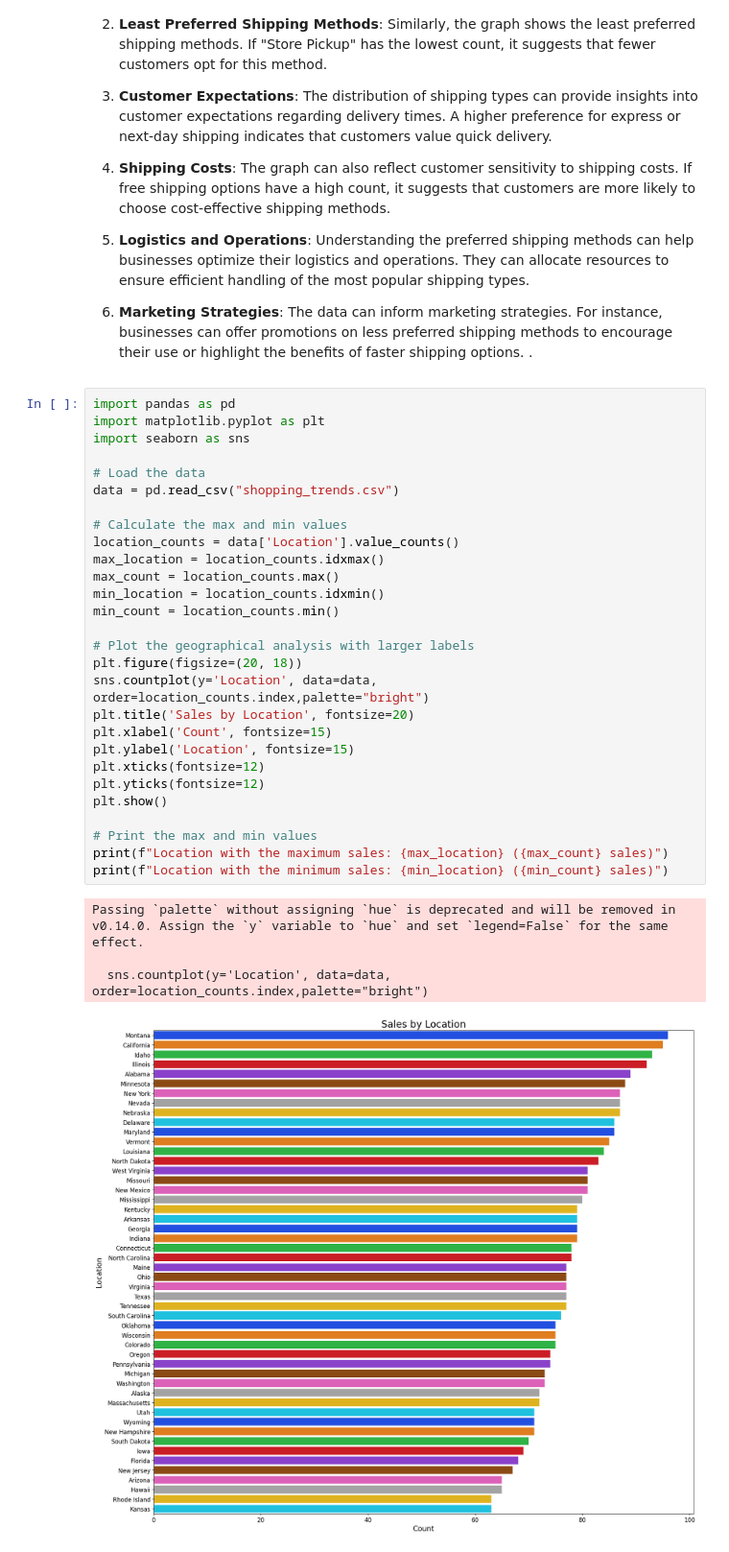
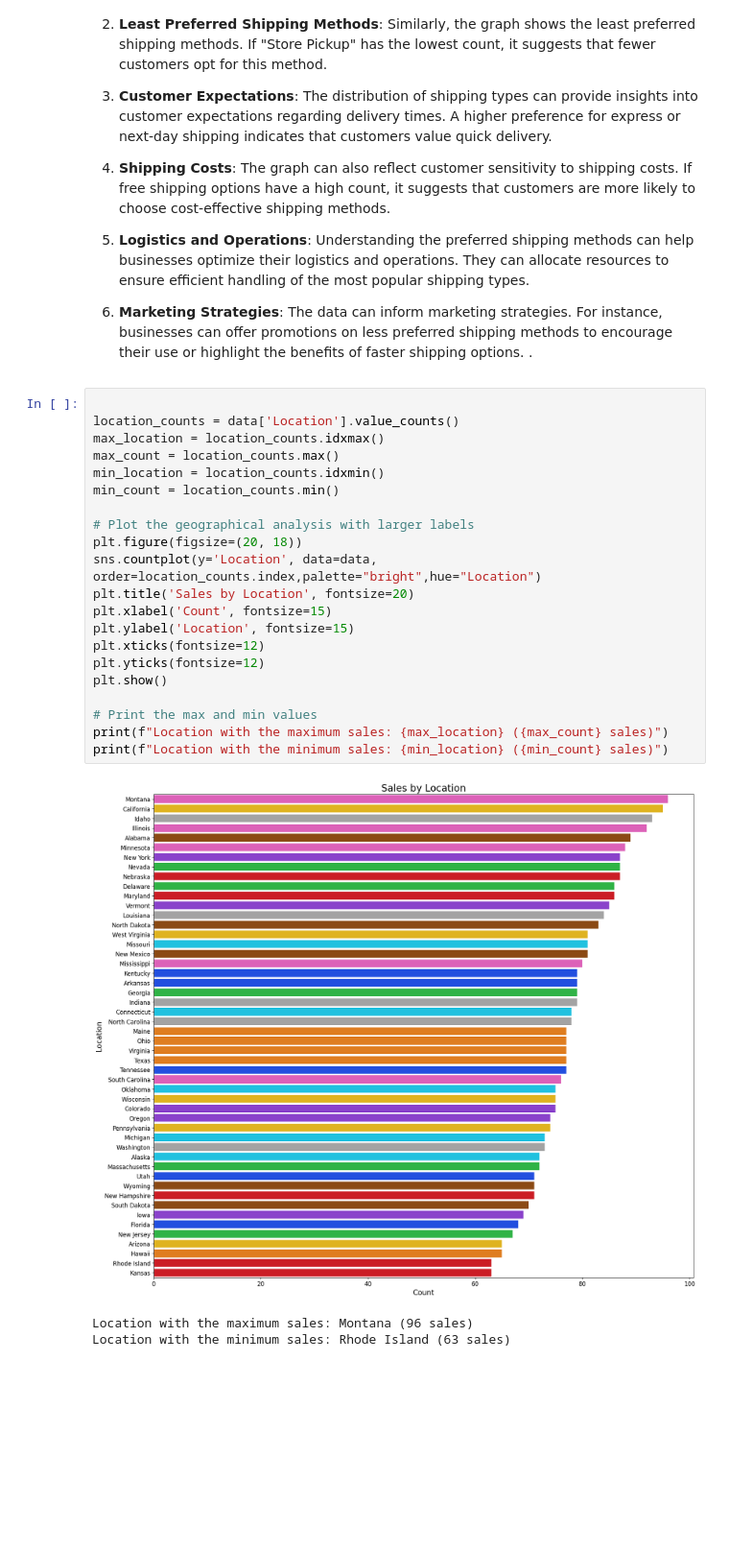
Before and after one commit to Fredrick2503/scrape, a Jupyter notebook: Untitled4.ipynb, the cells around one changed output. Shown at 96% size. Drawn from its saved outputs; the diff is of its cells as text; blank space fills up the shorter version.

```diff
--- a/Untitled4.ipynb
+++ b/Untitled4.ipynb
@@ -160,35 +110,27 @@ Passing `palette` without assigning `hue` is deprecated and will be removed in v
 6. **Marketing Strategies**: The data can inform marketing strategies. For instance, businesses can offer promotions on less preferred shipping methods to encourage their use or highlight the benefits of faster shipping options.
 .
 # %%
-import pandas as pd
-import matplotlib.pyplot as plt
-import seaborn as sns
 
-# Load the data
-data = pd.read_csv("shopping_trends.csv")
-
-# Calculate the max and min values
 location_counts = data['Location'].value_counts()
 max_location = location_counts.idxmax()
 max_count = location_counts.max()
 min_location = location_counts.idxmin()
 min_count = location_counts.min()
 
 # Plot the geographical analysis with larger labels
 plt.figure(figsize=(20, 18))
-sns.countplot(y='Location', data=data, order=location_counts.index,palette="bright")
+sns.countplot(y='Location', data=data, order=location_counts.index,palette="bright",hue="Location")
 plt.title('Sales by Location', fontsize=20)
 plt.xlabel('Count', fontsize=15)
 plt.ylabel('Location', fontsize=15)
 plt.xticks(fontsize=12)
 plt.yticks(fontsize=12)
 plt.show()
 
 # Print the max and min values
 print(f"Location with the maximum sales: {max_location} ({max_count} sales)")
 print(f"Location with the minimum sales: {min_location} ({min_count} sales)")
 # %% [output]
+[figure, new version]
-Passing `palette` without assigning `hue` is deprecated and will be removed in v0.14.0. Assign the `y` variable to `hue` and set `legend=False` for the same effect.
-
-  sns.countplot(y='Location', data=data, order=location_counts.index,palette="bright")
+Location with the maximum sales: Montana (96 sales)
+Location with the minimum sales: Rhode Island (63 sales)
-[figure, old version]
```
Also changed, not shown: parts of 8 cells of this notebook.
